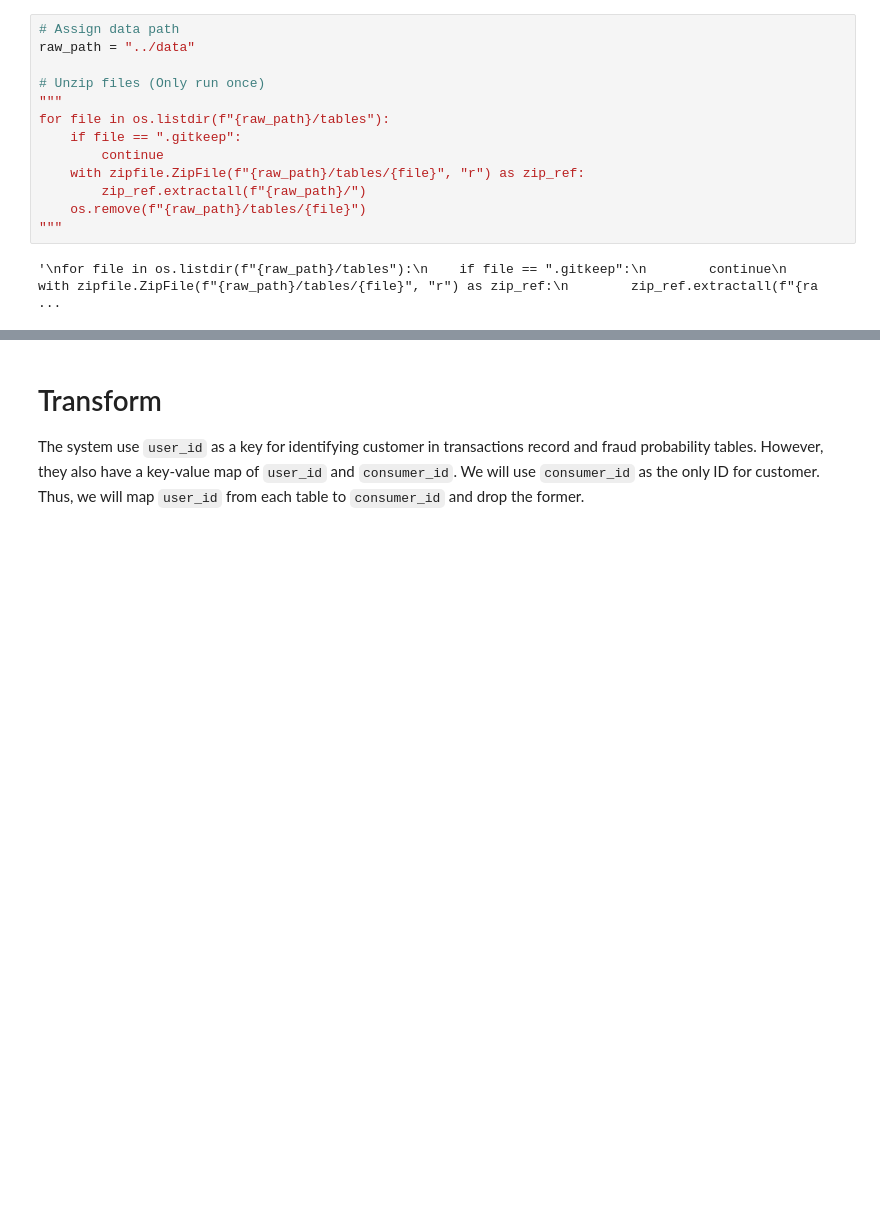
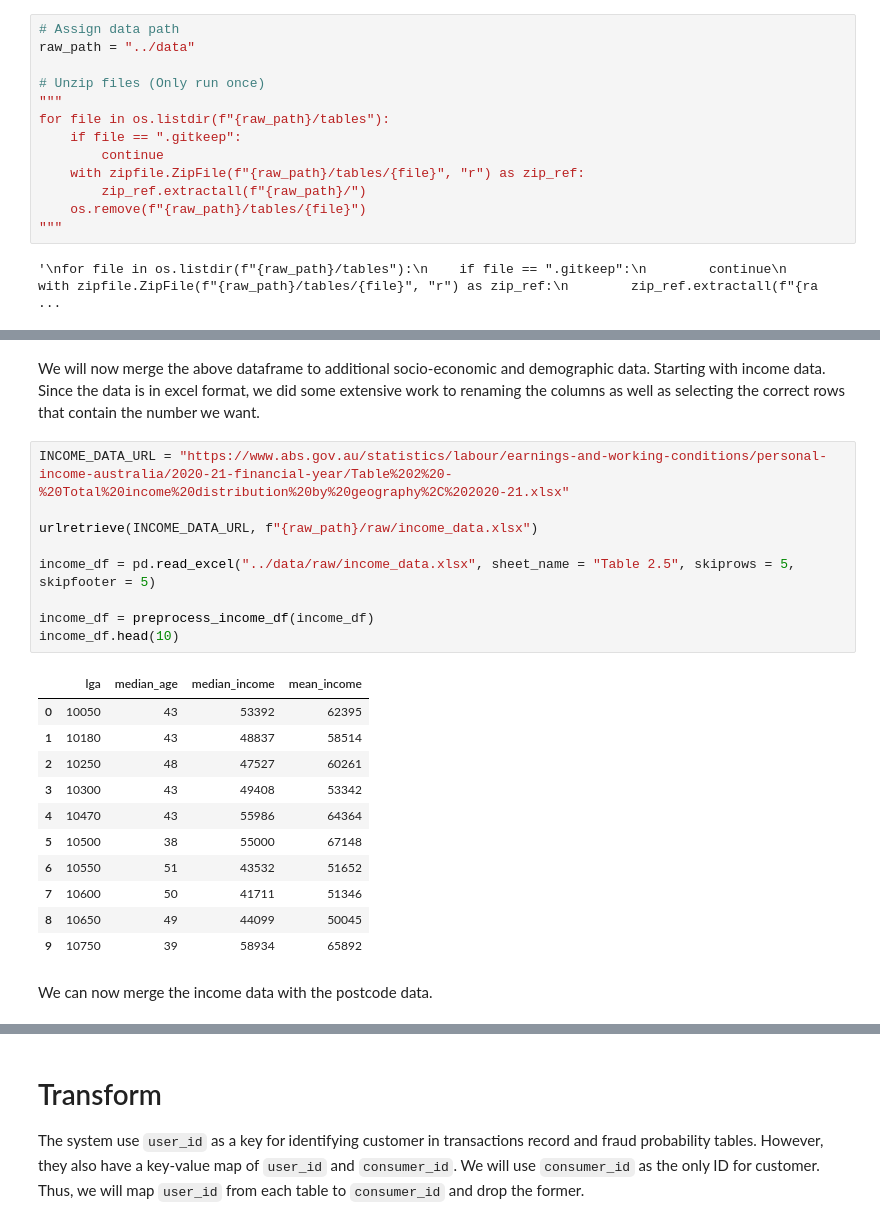
Before and after one commit to MAST30034-AppliedDataScience/project-2-group-buy-now-pay-later-industry-project-9, a Jupyter notebook: notebooks/ETL_pipeline.ipynb, the cells around one changed output, grey strips where cells are left out. Saved outputs shown, nothing was run; the diff lists cells and outputs as text; blank space fills up the shorter version.

```diff
--- a/notebooks/ETL_pipeline.ipynb
+++ b/notebooks/ETL_pipeline.ipynb
@@ -35,0 +72,25 @@ for file in os.listdir(f"{raw_path}/tables"):
+# %% [markdown]
+We will now merge the above dataframe to additional socio-economic and demographic data. Starting with income data. Since the data is in excel format, we did some extensive work to renaming the columns as well as selecting the correct rows that contain the number we want.
+# %%
+INCOME_DATA_URL = "https://www.abs.gov.au/statistics/labour/earnings-and-working-conditions/personal-income-australia/2020-21-financial-year/Table%202%20-%20Total%20income%20distribution%20by%20geography%2C%202020-21.xlsx"
+
+urlretrieve(INCOME_DATA_URL, f"{raw_path}/raw/income_data.xlsx")
+
+income_df = pd.read_excel("../data/raw/income_data.xlsx", sheet_name = "Table 2.5", skiprows = 5, skipfooter = 5)
+
+income_df = preprocess_income_df(income_df)
+income_df.head(10)
+# %% [output]
+|  | lga | median_age | median_income | mean_income |
+| 0 | 10050 | 43 | 53392 | 62395 |
+| 1 | 10180 | 43 | 48837 | 58514 |
+| 2 | 10250 | 48 | 47527 | 60261 |
+| 3 | 10300 | 43 | 49408 | 53342 |
+| 4 | 10470 | 43 | 55986 | 64364 |
+| 5 | 10500 | 38 | 55000 | 67148 |
+| 6 | 10550 | 51 | 43532 | 51652 |
+| 7 | 10600 | 50 | 41711 | 51346 |
+| 8 | 10650 | 49 | 44099 | 50045 |
+| 9 | 10750 | 39 | 58934 | 65892 |
+# %% [markdown]
+We can now merge the income data with the postcode data.
```
Also changed, not shown: parts of 14 cells of this notebook, 4 other files.
